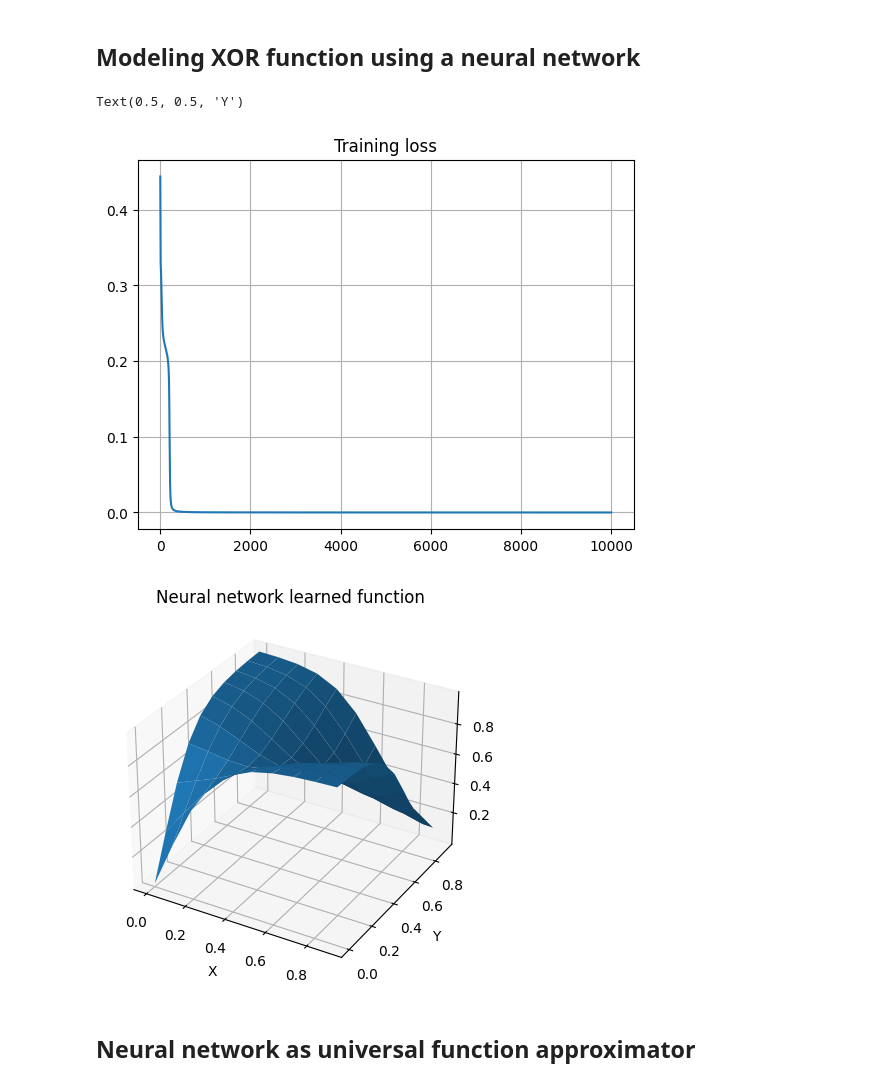
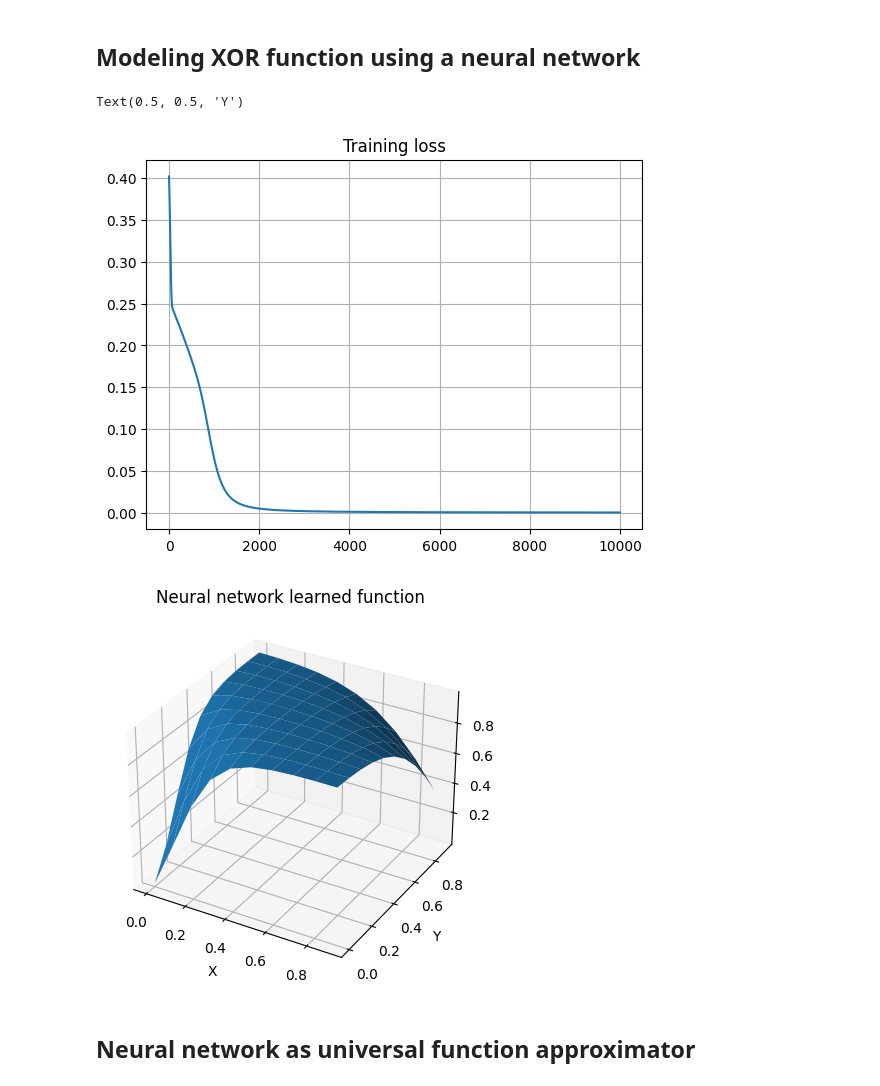
Before and after one commit to Markis-Iustin-Ioan-30126/Neural-Networks-from-scratch, a Jupyter notebook: simple_neural_network.ipynb, the cells around one changed output. Drawn from its saved outputs; the diff is of its cells as text; code cells hidden in the pictures.

```diff
--- a/simple_neural_network.ipynb
+++ b/simple_neural_network.ipynb
@@ -42,8 +42,25 @@ class Activation(Layer):
         self.input = input
         return self.activation(input)
 
-    def backward(self, output_gradient):
+    def backward(self, output_gradient, learning_rate):
         return output_gradient*self.activation_gradient(self.input).T
+
+
+class NeuralNetwork:
+    def __init__(self, layers, learning_rate = 0.01):
+        self.layers = layers
+        self.learning_rate = learning_rate
+
+    def forward(self, input):
+        result = input
+        for layer in self.layers:
+            result = layer.forward(result)
+
+        return result
+
+    def backward(self, gradient):
+        for layer in reversed(self.layers):
+            gradient = layer.backward(gradient, self.learning_rate)
 # %%
 def mse(Y_hat, Y):
     return np.mean((Y - Y_hat)**2)
@@ -54,68 +71,60 @@ def mse_gradient(Y_hat, Y):
 # %% [markdown]
 ## Modeling XOR function using a neural network
 # %%
-layer = Dense(2, 4)
-layer_activation = Activation(activations.tanh, activations.tanh_gradient)
-output_layer = Dense(4, 1)
-output_layer_activation = Activation(activations.tanh, activations.tanh_gradient)
-
-x1_train = np.array([0, 1, 0, 1], ndmin=2).T
-x2_train = np.array([0, 0, 1, 1], ndmin=2).T
-y_train = np.array([0, 1, 1, 0], ndmin=2).T
-
-learning_rate = 0.1
-number_of_epochs = 10000
-training_loss = []
-
 def data_generator(x1_data, x2_data, y_data):
     for i, x1 in enumerate(x1_data):
         x_data = np.array([x1, x2_data[i]])
         yield (x_data, y_data[i])
 
 
+layers = [
+    Dense(2, 4),
+    Activation(activations.tanh, activations.tanh_gradient),
+    Dense(4, 1),
+    Activation(activations.tanh, activations.tanh_gradient)
+]
+net = NeuralNetwork(layers, learning_rate=0.01)
+
+x1_train = np.array([0, 1, 0, 1], ndmin=2).T
+x2_train = np.array([0, 0, 1, 1], ndmin=2).T
+y_train = np.array([0, 1, 1, 0], ndmin=2).T
+
+number_of_epochs = 10000
+training_loss = []
+
 for i in range(number_of_epochs):
     loss = 0
     for (x, y) in data_generator(x1_train, x2_train, y_train):
-        x = layer.forward(x)
-        x = layer_activation.forward(x)
-        x = output_layer.forward(x)
-        y_hat = output_layer_activation.forward(x)
+        y_hat = net.forward(x)
         loss += mse(y, y_hat)
-
-        x_grad = output_layer_activation.backward(mse_gradient(y_hat, y))
-        x_grad = output_layer.backward(x_grad, learning_rate)
-        x_grad = layer_activation.backward(x_grad)
-        layer.backward(x_grad, learning_rate)
+        net.backward(mse_gradient(y_hat, y))
     training_loss.append(loss/4)
 
 plt.plot(training_loss)
 plt.grid()
 plt.title("Training loss")
 
 X = np.arange(0, 1, 0.1)
 Y = np.arange(0, 1, 0.1)
 X, Y = np.meshgrid(X, Y)
 
 ax = plt.figure().add_subplot(projection='3d')
 predictions = np.zeros_like(X)
 
 for i in range(predictions.shape[0]):
     for j in range(predictions.shape[1]):
         result = np.array([X[i, j], Y[i, j]], ndmin=2).T
-        result= layer.forward(result)
-        result = layer_activation.forward(result)
-        result = output_layer.forward(result)
-        result = output_layer_activation.forward(result)
+        result = net.forward(result)
         predictions[i, j] = result
 
 ax.plot_surface(X, Y, predictions)
 plt.title("Neural network learned function")
 plt.xlabel("X")
 plt.ylabel("Y")
 # %% [output]
 Text(0.5, 0.5, 'Y')
-[figure, old version]
+[figure, new version]
-[figure, old version]
+[figure, new version]
 # %% [markdown]
 ## Neural network as universal function approximator
 # %%
```
Also changed, not shown: parts of 1 cell of this notebook.
